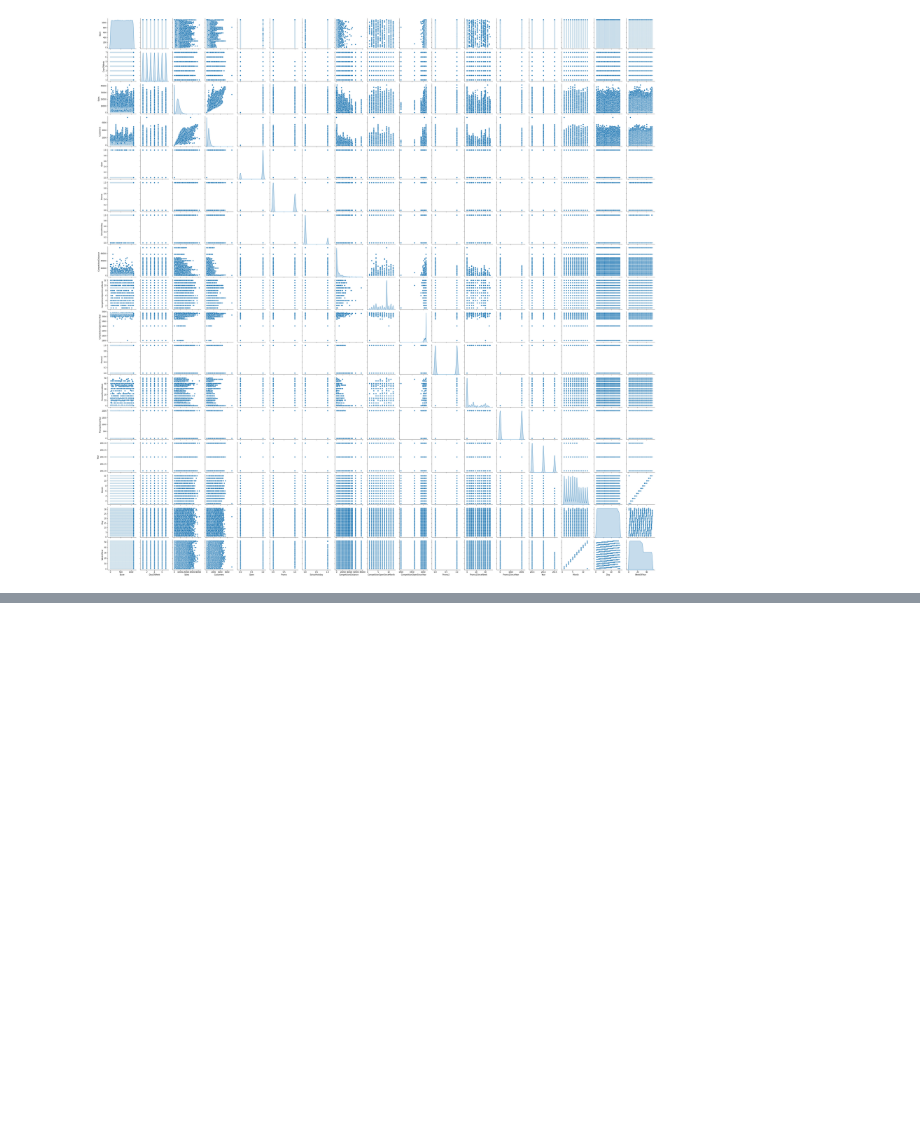
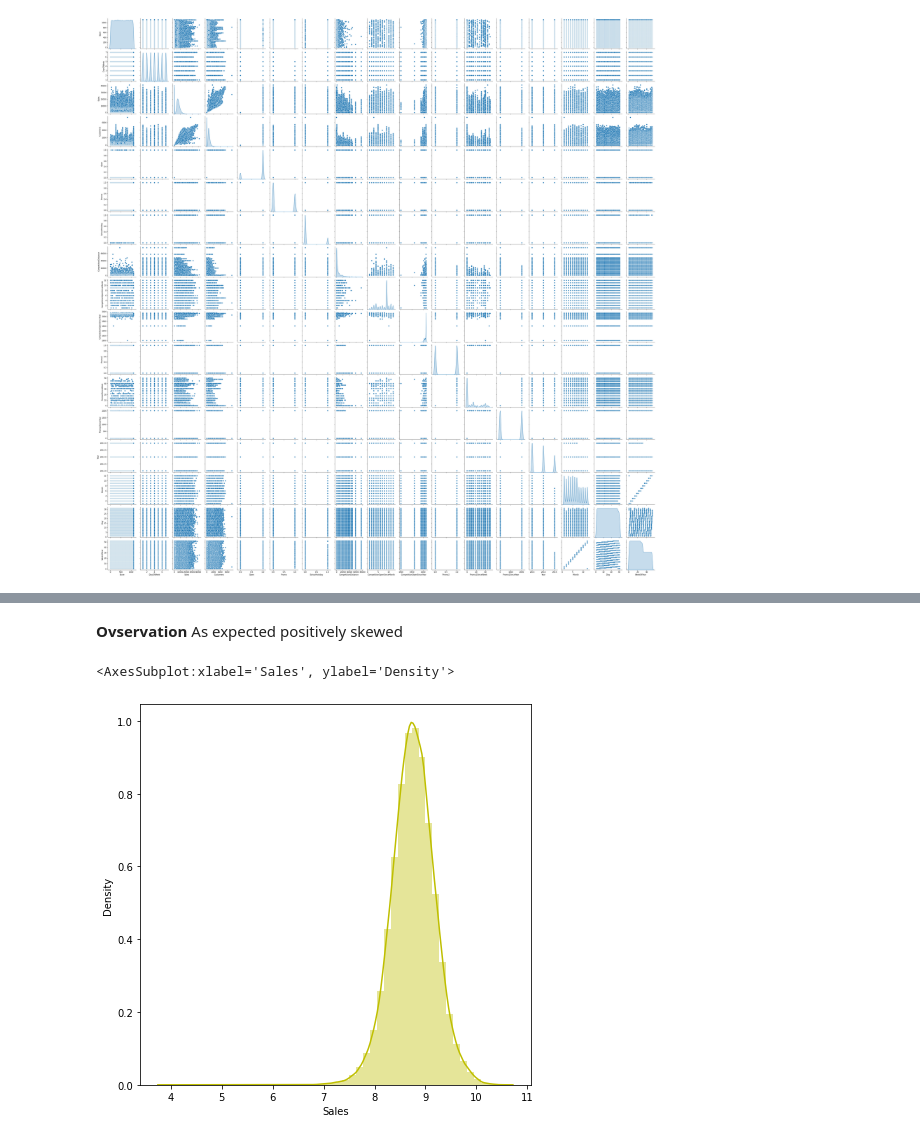
Before and after one commit to Faheemfemu/Retail_Sales_Prediction, a Jupyter notebook: Retail_Sales_Prediction.ipynb, the cells around one changed output, grey strips where cells are left out. Drawn from its saved outputs; the diff is of its cells as text; code cells hidden in the pictures; blank space fills up the shorter version.

```diff
--- a/Retail_Sales_Prediction.ipynb
+++ b/Retail_Sales_Prediction.ipynb
@@ -566,0 +681,15 @@ sns.pairplot(df,diag_kind='kde')
+# %% [markdown]
+**Ovservation**
+As expected positively skewed
+# %%
+# Dependent variable 'Sales'
+plt.figure(figsize=(7,7))
+## transformation
+df1['Sales'] = np.log(df1['Sales'])
+df1.dropna(inplace=True)
+df1.drop(df1[df1['Sales'] == float("-inf")].index,inplace=True)
+
+sns.distplot((df1['Sales']),color="y")
+# %% [output]
+<AxesSubplot:xlabel='Sales', ylabel='Density'>
+[figure, added]
```
Also changed, not shown: parts of 89 cells of this notebook.
